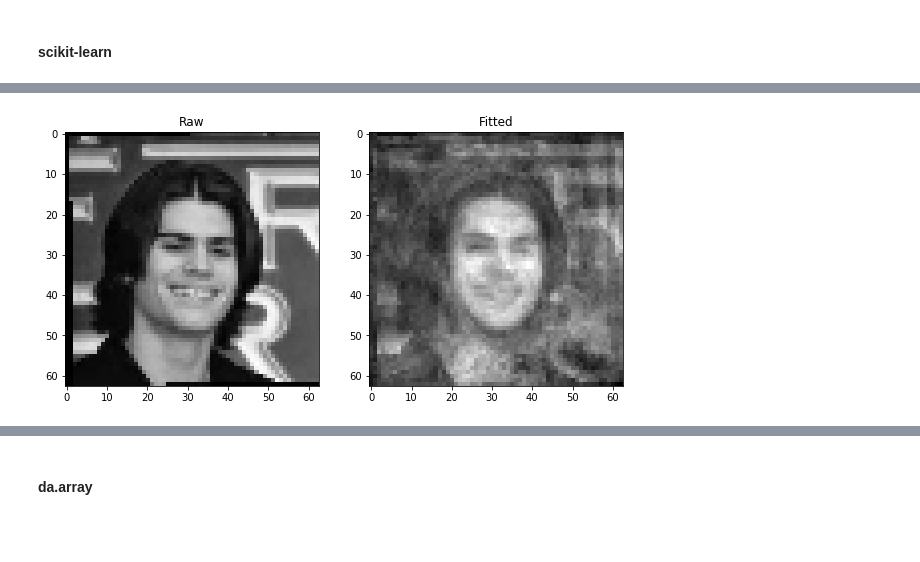
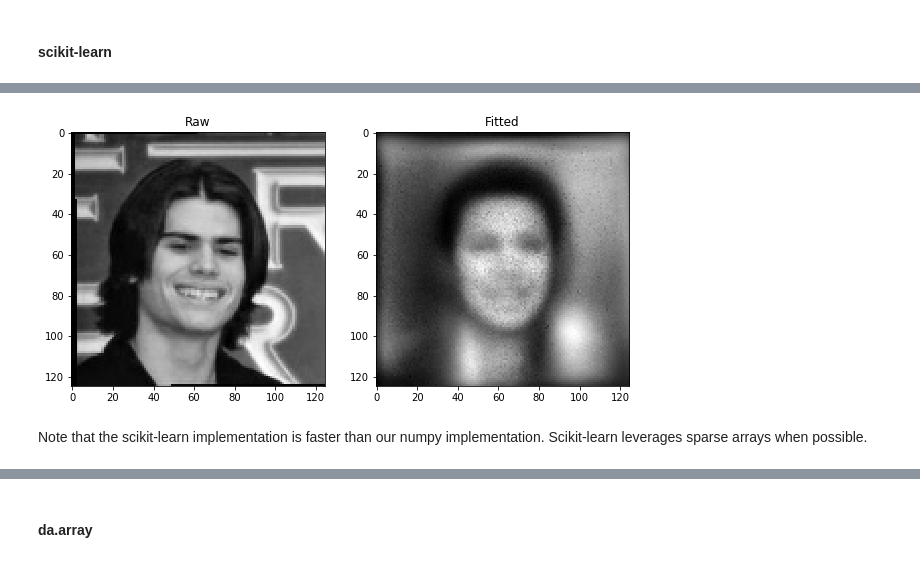
Before and after one commit to HKCaesar/daskNMF, a Jupyter notebook: RunNMFmu.ipynb, the cells around one changed output, grey strips where cells are left out. Cells and saved outputs as stored; diff of their text form; code cells hidden in the pictures; blank space fills up the shorter version.

```diff
--- a/RunNMFmu.ipynb
+++ b/RunNMFmu.ipynb
@@ -28,7 +29,7 @@ N,m,n,d = faces[:,::4,::4,:].shape
 # %%
-data = faces[:,::4,::4,0].reshape((faces.shape[0],-1))
+data = faces[:,::q,::q,0].reshape((faces.shape[0],-1))
 # %%
-X_da = c.persist(data[:100,:])
+X_da = c.persist(data[:,:])
 # %%
 # compute for sklearn
-X = data[:100,:].compute()
+X = data[:,:].compute()
@@ -76,5 +100,5 @@ k = 100
 # initilizing with dask so that we can make the initilization deterministic and compare between numpy and dask
 W_init, H_init = initialize_da(X_da,k,init='random')
 
-W_init = W_init.compute()
-H_init = H_init.compute()
+W_init = W_init.compute().copy()
+H_init = H_init.compute().copy()
@@ -175,20 +215,21 @@ for i in range(10):
 # %% [markdown]
 #### scikit-learn
 # %%
+%%time
 # compare to sklearn multiplicative method
 # only latest versions have the multiplicative method
 # performance seems worse than the coordinate descent method
 
 from sklearn.decomposition import NMF
-nmf = NMF(n_components = k,init = 'nndsvda',solver = 'mu',max_iter = 100)
-W = nmf.fit_transform(X)
+nmf = NMF(n_components = k,init = 'custom',solver = 'mu',max_iter = 100)
+W = nmf.fit_transform(X, W=W_init, H=H_init)
 H = nmf.components_
 data_fitted_sk = np.dot(W,H)
 
 #plot the results
 plt.figure(figsize = (10,5))
 plt.subplot(1,2,1)
-plt.imshow(faces[1,::4,::4,0],cmap = 'gray')
+plt.imshow(faces[1,::q,::q,0],cmap = 'gray')
 plt.title('Raw')
 
 plt.subplot(1,2,2)
@@ -199,4 +241,6 @@ plt.title('Fitted')
-[figure, old version]
+[figure, new version]
+# %% [markdown]
+Note that the scikit-learn implementation is faster than our numpy implementation. Scikit-learn leverages sparse arrays when possible.
 # %%
 # plot the results
 u = H.reshape((-1,m,n))
```
Also changed, not shown: parts of 28 cells of this notebook.
